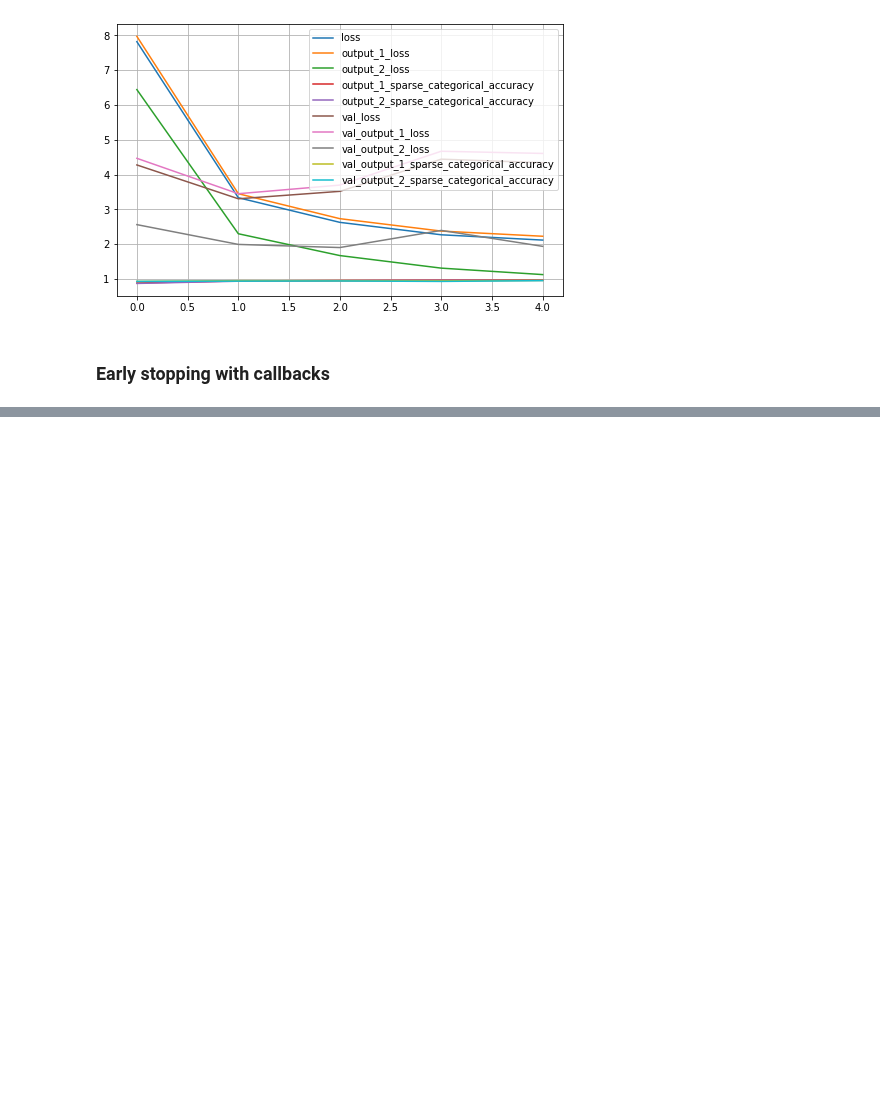
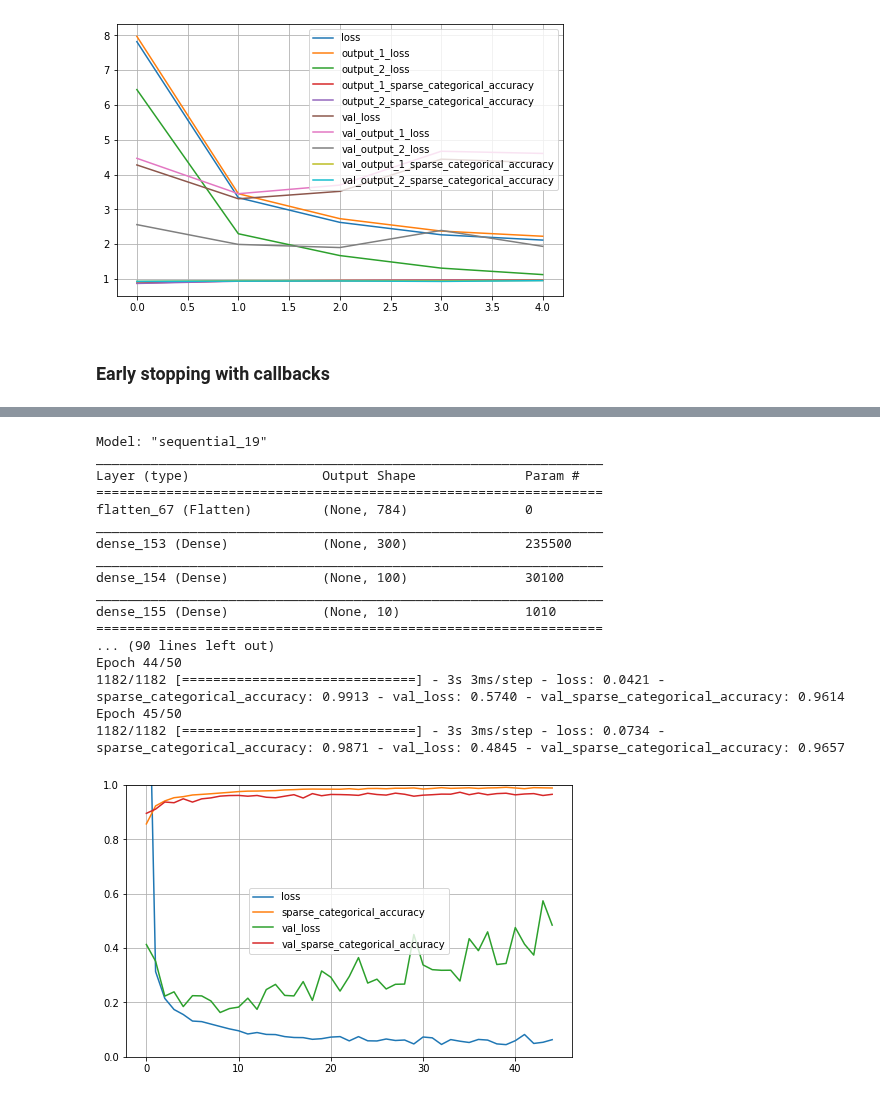
Before and after one commit to GlaIZier/digit-recongizer, a Jupyter notebook: notebooks/experiments.ipynb, the cells around one changed output, grey strips where cells are left out. Drawn from its saved outputs; the diff is of its cells as text; code cells hidden in the pictures; blank space fills up the shorter version.

Commit message:
Early stopping has been added

```diff
--- a/notebooks/experiments.ipynb
+++ b/notebooks/experiments.ipynb
@@ -28,6 +28,7 @@ args.n_splits = 5
 args.n_jobs = 3
 args.seed = 101
 args.val_fraction=0.1
+args.epochs = 50
 
 args.train = args.raw_train.iloc[:, 1:].copy()
 args.labels = args.raw_train['label'].copy()
@@ -378,0 +372,17 @@ early_stopping_callback = keras.callbacks.EarlyStopping(monitor='val_sparse_cate
+# %%
+import keras
+from keras import layers
+
+def early_stopping(monitor='val_sparse_categorical_accuracy'):
+    early_stopping_callback = keras.callbacks.EarlyStopping(monitor='val_sparse_categorical_accuracy',
+                                                patience=10, restore_best_weights=True)
+    model = seq_baseline_build()
+    history = model.fit(X, y_sparse, epochs=args.epochs, validation_split=args.val_fraction,
+                        callbacks=[early_stopping_callback])
+
+    plot(history)
+    predictions = np.argmax(model.predict(X_test), axis=-1)
+    csv_sparse_predictions(predictions, 'experiments-early-stopping.csv')
+
+early_stopping()
+# %% [output]
@@ -378,0 +391,18 @@ early_stopping_callback = keras.callbacks.EarlyStopping(monitor='val_sparse_cate
+Model: "sequential_19"
+_________________________________________________________________
+Layer (type)                 Output Shape              Param #
+=================================================================
+flatten_67 (Flatten)         (None, 784)               0
+_________________________________________________________________
+dense_153 (Dense)            (None, 300)               235500
+_________________________________________________________________
+dense_154 (Dense)            (None, 100)               30100
+_________________________________________________________________
+dense_155 (Dense)            (None, 10)                1010
+=================================================================
+... (90 lines left out)
+Epoch 44/50
+1182/1182 [==============================] - 3s 3ms/step - loss: 0.0421 - sparse_categorical_accuracy: 0.9913 - val_loss: 0.5740 - val_sparse_categorical_accuracy: 0.9614
+Epoch 45/50
+1182/1182 [==============================] - 3s 3ms/step - loss: 0.0734 - sparse_categorical_accuracy: 0.9871 - val_loss: 0.4845 - val_sparse_categorical_accuracy: 0.9657
+[figure, added]
```
Also changed, not shown: parts of 4 cells of this notebook.
